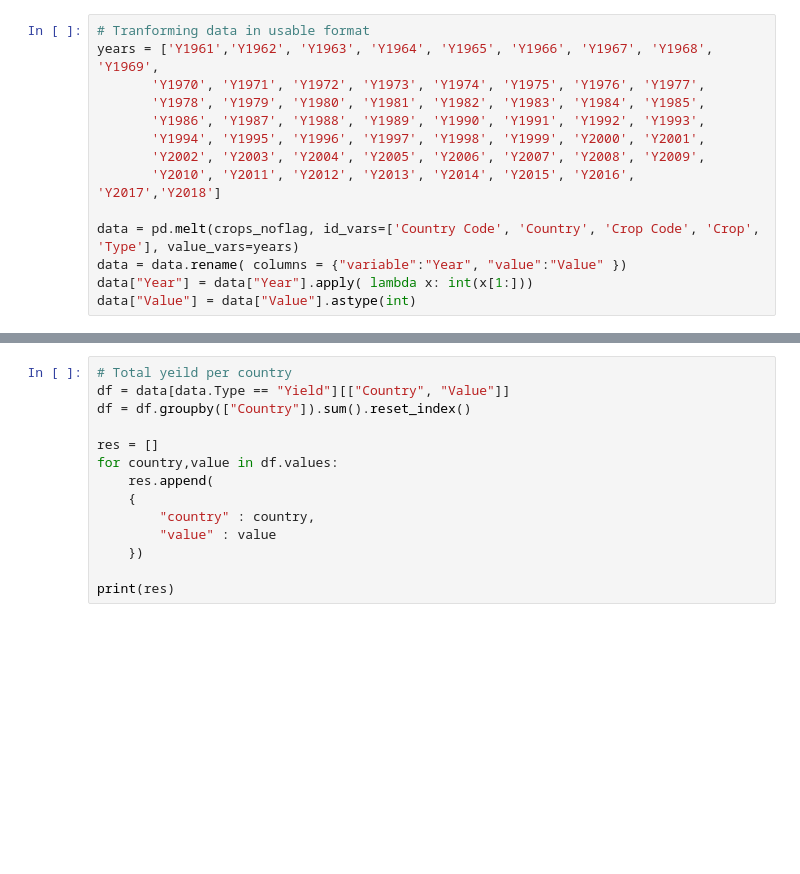
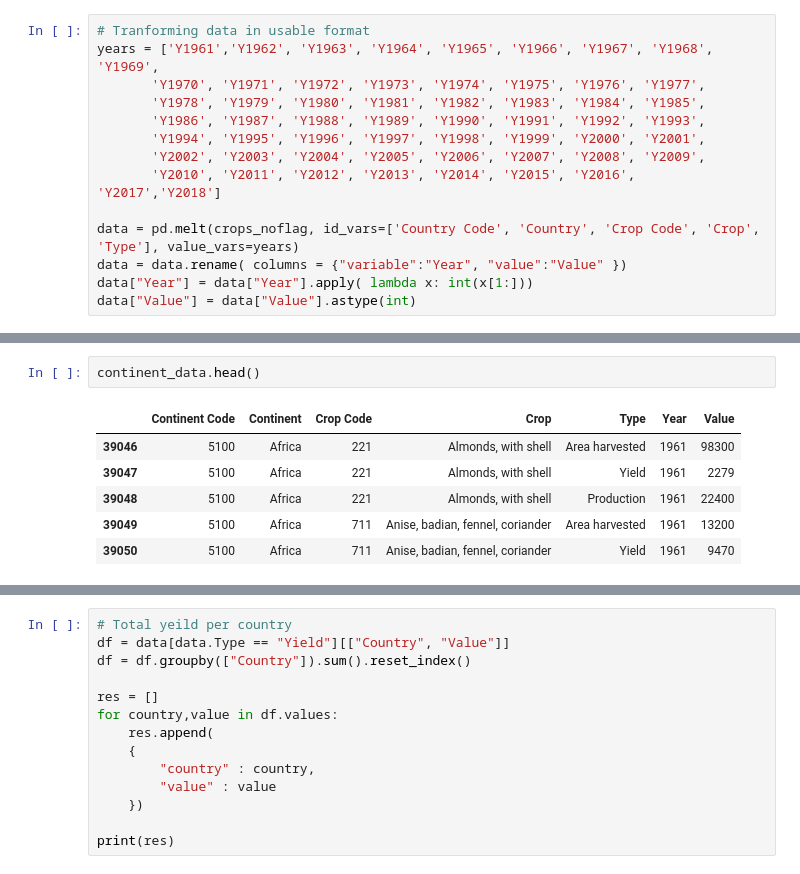
Before and after one commit to nagashree-angadi/Crop-Visual-Analytics, a Jupyter notebook: data_preprocessing.ipynb, the cells around one changed output, grey strips where cells are left out. Cells and saved outputs as stored; diff of their text form; blank space fills up the shorter version.

```diff
--- a/data_preprocessing.ipynb
+++ b/data_preprocessing.ipynb
@@ -112,0 +119,9 @@ data["Value"] = data["Value"].astype(int)
+# %%
+continent_data.head()
+# %% [output]
+|  | Continent Code | Continent | Crop Code | Crop | Type | Year | Value |
+| 39046 | 5100 | Africa | 221 | Almonds, with shell | Area harvested | 1961 | 98300 |
+| 39047 | 5100 | Africa | 221 | Almonds, with shell | Yield | 1961 | 2279 |
+| 39048 | 5100 | Africa | 221 | Almonds, with shell | Production | 1961 | 22400 |
+| 39049 | 5100 | Africa | 711 | Anise, badian, fennel, coriander | Area harvested | 1961 | 13200 |
+| 39050 | 5100 | Africa | 711 | Anise, badian, fennel, coriander | Yield | 1961 | 9470 |
```
Also changed, not shown: parts of 10 cells of this notebook, 3 other files.
